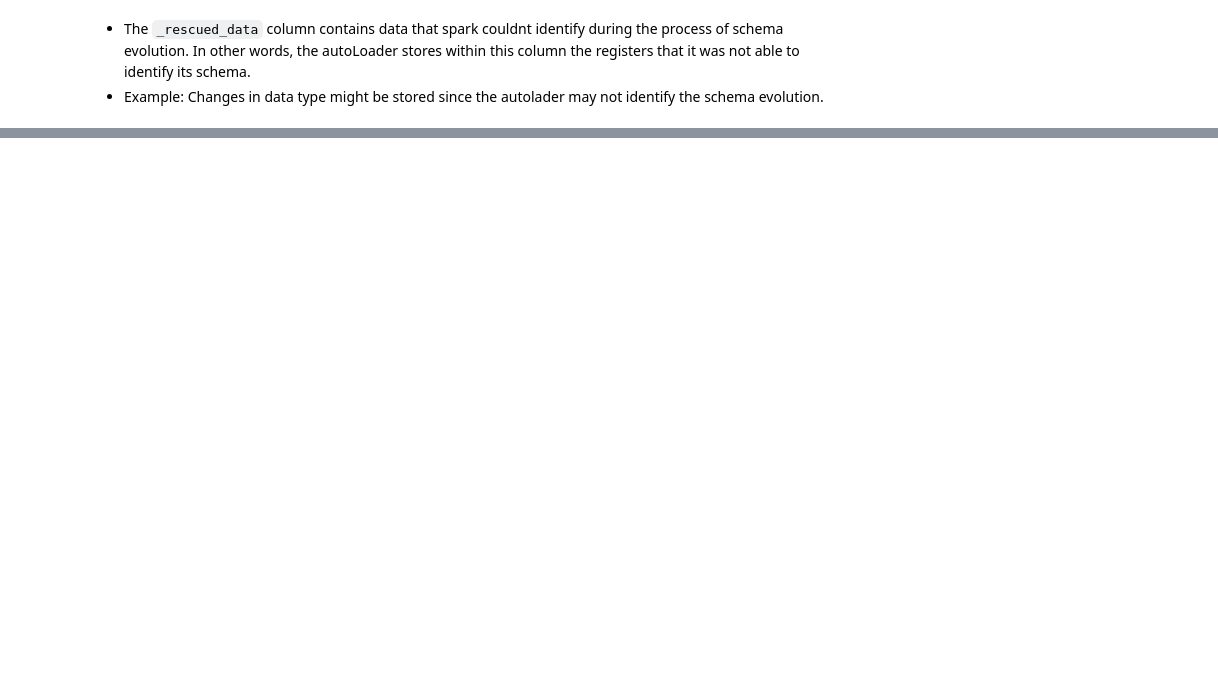
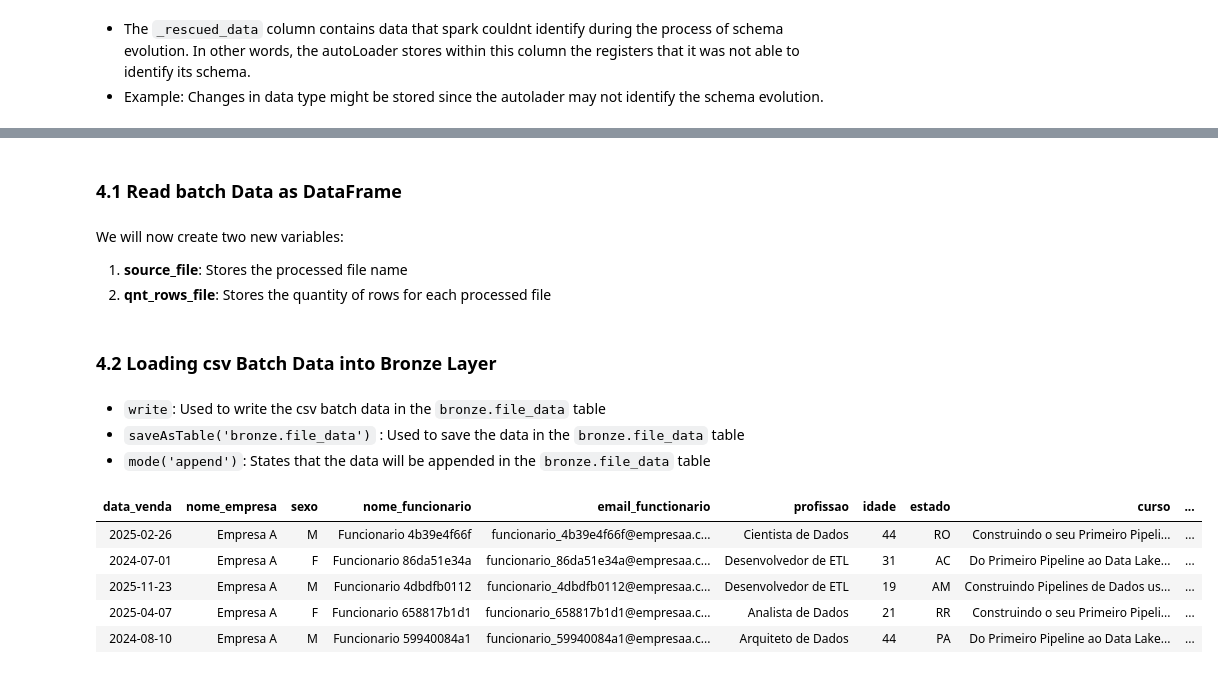
Before and after one commit to jmcabreira/DataPipeline-DataBricks, a Jupyter notebook: Load_Bronze_Layer.ipynb, the cells around one changed output, grey strips where cells are left out. Cells and saved outputs as stored; diff of their text form; code cells hidden in the pictures; blank space fills up the shorter version.

Commit message:
feat:Add read and load batch data

```diff
--- a/Load_Bronze_Layer.ipynb
+++ b/Load_Bronze_Layer.ipynb
@@ -134,0 +174,44 @@ NameError: name 'col' is not defined
+# %% [markdown]
+### 4.1 Read batch Data as DataFrame
+# %%
+batch_landing_path = 'dbfs:/FileStore/landing/files'
+file_data = (
+    spark.read
+         .format('csv')
+         .option('header',True)
+         .option('sep',",")
+         .load(batch_landing_path)
+    )
+
+file_data = (
+    file_data.withColumn("source_file_name", col("_metadata.file_name"))
+             .withColumn("processing_timestamp", current_timestamp())
+)
+# %% [markdown]
+We will now create two new variables:
+
+1. **source_file**: Stores the processed file name
+2. **qnt_rows_file**: Stores the quantity of rows for each processed file
+# %% [markdown]
+### 4.2 Loading csv Batch Data into Bronze Layer
+# %% [markdown]
+* `write`: Used to write the csv batch data in the `bronze.file_data` table
+* `saveAsTable('bronze.file_data')` : Used to save the data in the `bronze.file_data` table
+* `mode('append')`: States that the data will be appended in the `bronze.file_data` table
+# %%
+(
+  file_data
+    .write
+    .format("csv")
+    .mode('append')
+    .saveAsTable('bronze.file_data')
+)
+
+spark.sql('SELECT * FROM bronze.file_data LIMIT 5').display()
+# %% [output]
+| data_venda | nome_empresa | sexo | nome_funcionario | email_functionario | profissao | idade | estado | curso | ... |
+| 2025-02-26 | Empresa A | M | Funcionario 4b39e4f66f | funcionario_4b39e4f66f@empresaa.c... | Cientista de Dados | 44 | RO | Construindo o seu Primeiro Pipeli... | ... |
+| 2024-07-01 | Empresa A | F | Funcionario 86da51e34a | funcionario_86da51e34a@empresaa.c... | Desenvolvedor de ETL | 31 | AC | Do Primeiro Pipeline ao Data Lake... | ... |
+| 2025-11-23 | Empresa A | M | Funcionario 4dbdfb0112 | funcionario_4dbdfb0112@empresaa.c... | Desenvolvedor de ETL | 19 | AM | Construindo Pipelines de Dados us... | ... |
+| 2025-04-07 | Empresa A | F | Funcionario 658817b1d1 | funcionario_658817b1d1@empresaa.c... | Analista de Dados | 21 | RR | Construindo o seu Primeiro Pipeli... | ... |
+| 2024-08-10 | Empresa A | M | Funcionario 59940084a1 | funcionario_59940084a1@empresaa.c... | Arquiteto de Dados | 44 | PA | Do Primeiro Pipeline ao Data Lake... | ... |
```
Also changed, not shown: parts of 17 cells of this notebook, 2 other files.
